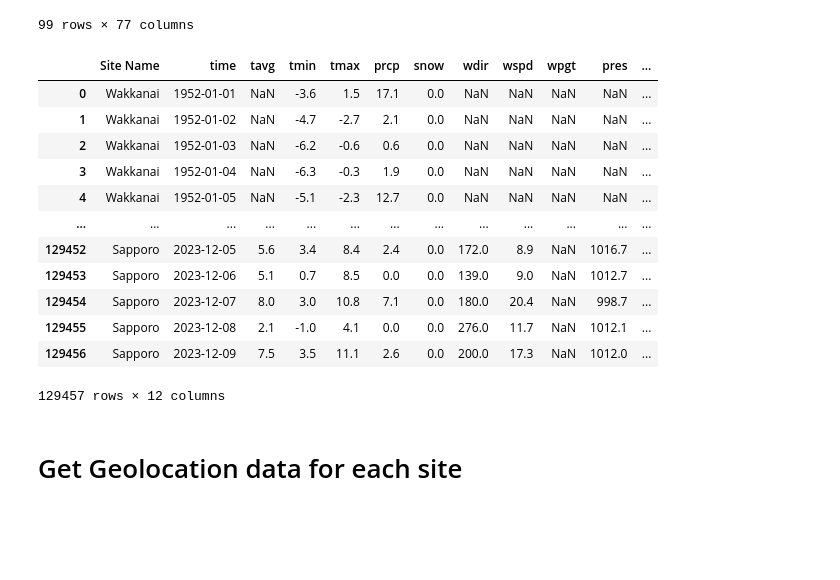
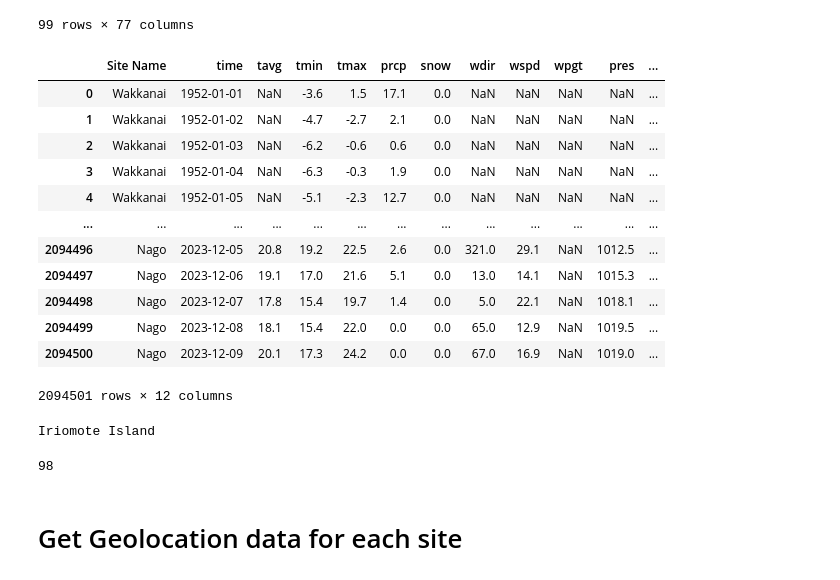
Before and after one commit to alice-gottlieb/princess-sakura, a Jupyter notebook: princess-sakura-main.ipynb, the cells around one changed output. Cells and saved outputs as stored; diff of their text form; code cells hidden in the pictures; blank space fills up the shorter version.

Commit message:
Add all weather to csv

```diff
--- a/princess-sakura-main.ipynb
+++ b/princess-sakura-main.ipynb
@@ -99,28 +85,28 @@ def find_weather_data(
 # %%
 weather_df = pd.DataFrame(columns=["Site Name", "time", "tavg", "tmin", "tmax", "prcp", "snow", "wdir", "wspd", "wpgt", "pres", "tsun"])
 
-i = 0
+# i = 0
 for site, lat, long in zip(first_blooms["Site Name"], first_blooms["Latitude"], first_blooms["Longitude"]):
-    if i >= 5:
-        break
+    # if i >= 50:
+    #     break
     start = datetime(1952, 1, 1)
     end = datetime(2023, 12, 9)
     data = find_weather_data(site, lat, long, start, end)
     weather_df = pd.concat([weather_df, data], ignore_index=True)
-    i += 1
+    # i += 1
 
 weather_df
 # %% [output]
 |  | Site Name | time | tavg | tmin | tmax | prcp | snow | wdir | wspd | wpgt | pres | ... |
 | 0 | Wakkanai | 1952-01-01 | NaN | -3.6 | 1.5 | 17.1 | 0.0 | NaN | NaN | NaN | NaN | ... |
 | 1 | Wakkanai | 1952-01-02 | NaN | -4.7 | -2.7 | 2.1 | 0.0 | NaN | NaN | NaN | NaN | ... |
 | 2 | Wakkanai | 1952-01-03 | NaN | -6.2 | -0.6 | 0.6 | 0.0 | NaN | NaN | NaN | NaN | ... |
 | 3 | Wakkanai | 1952-01-04 | NaN | -6.3 | -0.3 | 1.9 | 0.0 | NaN | NaN | NaN | NaN | ... |
 | 4 | Wakkanai | 1952-01-05 | NaN | -5.1 | -2.3 | 12.7 | 0.0 | NaN | NaN | NaN | NaN | ... |
 | ... | ... | ... | ... | ... | ... | ... | ... | ... | ... | ... | ... | ... |
-| 129452 | Sapporo | 2023-12-05 | 5.6 | 3.4 | 8.4 | 2.4 | 0.0 | 172.0 | 8.9 | NaN | 1016.7 | ... |
-| 129453 | Sapporo | 2023-12-06 | 5.1 | 0.7 | 8.5 | 0.0 | 0.0 | 139.0 | 9.0 | NaN | 1012.7 | ... |
-| 129454 | Sapporo | 2023-12-07 | 8.0 | 3.0 | 10.8 | 7.1 | 0.0 | 180.0 | 20.4 | NaN | 998.7 | ... |
-| 129455 | Sapporo | 2023-12-08 | 2.1 | -1.0 | 4.1 | 0.0 | 0.0 | 276.0 | 11.7 | NaN | 1012.1 | ... |
-| 129456 | Sapporo | 2023-12-09 | 7.5 | 3.5 | 11.1 | 2.6 | 0.0 | 200.0 | 17.3 | NaN | 1012.0 | ... |
+| 2094496 | Nago | 2023-12-05 | 20.8 | 19.2 | 22.5 | 2.6 | 0.0 | 321.0 | 29.1 | NaN | 1012.5 | ... |
+| 2094497 | Nago | 2023-12-06 | 19.1 | 17.0 | 21.6 | 5.1 | 0.0 | 13.0 | 14.1 | NaN | 1015.3 | ... |
+| 2094498 | Nago | 2023-12-07 | 17.8 | 15.4 | 19.7 | 1.4 | 0.0 | 5.0 | 22.1 | NaN | 1018.1 | ... |
+| 2094499 | Nago | 2023-12-08 | 18.1 | 15.4 | 22.0 | 0.0 | 0.0 | 65.0 | 12.9 | NaN | 1019.5 | ... |
+| 2094500 | Nago | 2023-12-09 | 20.1 | 17.3 | 24.2 | 0.0 | 0.0 | 67.0 | 16.9 | NaN | 1019.0 | ... |
-129457 rows × 12 columns
+2094501 rows × 12 columns
@@ -127,3 +115,13 @@ weather_df
+# %%
+for site in first_blooms["Site Name"].unique():
+    if site not in weather_df["Site Name"].unique():
+        print(site)
+# %% [output]
+Iriomote Island
+# %%
+len(weather_df["Site Name"].unique())
+# %% [output]
+98
 # %% [markdown]
 # Get Geolocation data for each site #
 # %%
```
Also changed, not shown: parts of 3 cells of this notebook, 1 other file.
